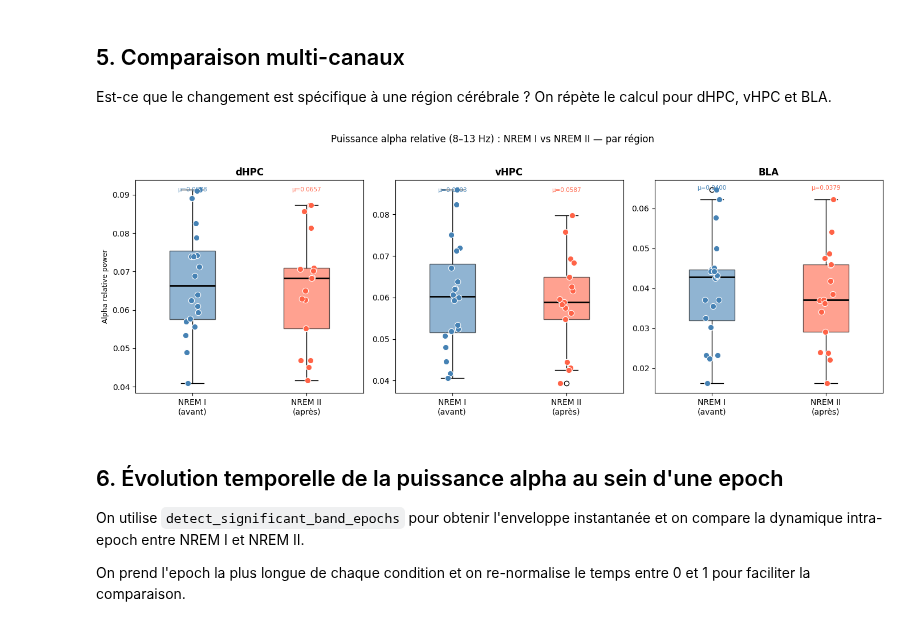
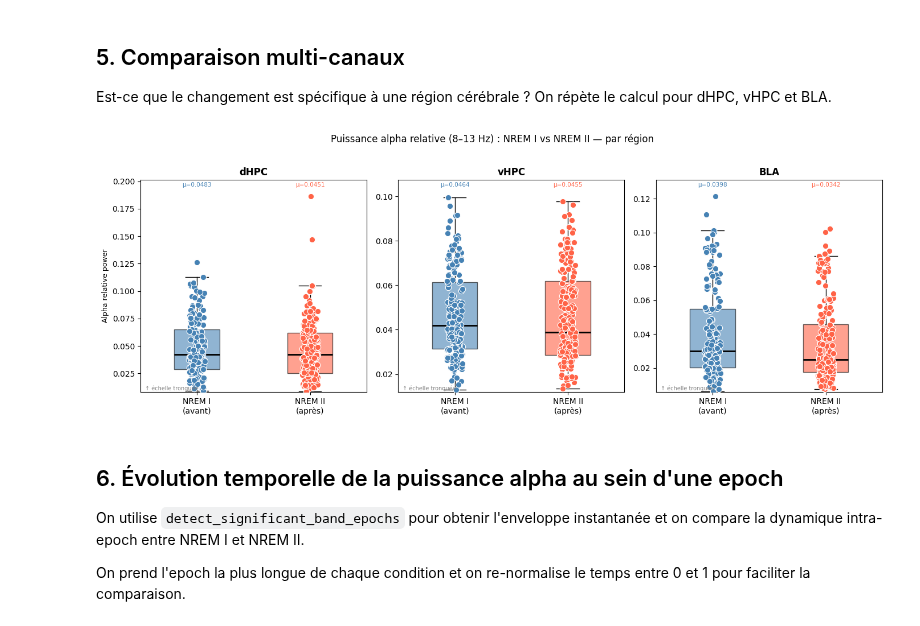
Before and after one commit to Gabbag2/health_hackathon, a Jupyter notebook: alpha_sleep_comparison.ipynb, the cells around one changed output. Saved outputs shown, nothing was run; the diff lists cells and outputs as text; code cells hidden in the pictures.

```diff
--- a/alpha_sleep_comparison.ipynb
+++ b/alpha_sleep_comparison.ipynb
@@ -28,7 +28,7 @@ FS = 1250  # Hz — sampling frequency
 # %% [markdown]
 ## 1. Chargement des données
 # %%
-df = pd.read_pickle("data\\lfp_epochs_with_spikes_by_region-av-2.pkl")
+df = pd.read_pickle("data/lfp_epochs_with_spikes_by_region-rw-2.pkl")
 
 print("Epoch labels disponibles :", sorted(df["epoch_label"].unique()))
 print()
@@ -410,57 +497,60 @@ plt.show()
 Est-ce que le changement est spécifique à une région cérébrale ?
 On répète le calcul pour dHPC, vHPC et BLA.
 # %%
-channels = ["dHPC_lfp", "vHPC_lfp", "bla_lfp"]
-channel_labels = ["dHPC", "vHPC", "BLA"]
+channels       = ["dHPC_lfp", "vHPC_lfp", "bla_lfp"]
+channel_labels = ["dHPC",     "vHPC",     "BLA"]
 
-results = {}  # {channel: {"pre": array, "post": array}}
-
+# Re-use psd_cache — no extra Welch calls
+results = {}
 for ch in channels:
-    f, psds_pre_ch  = epoch_psds(nrem1, channel=ch)
-    f, psds_post_ch = epoch_psds(nrem2, channel=ch)
     results[ch] = {
-        "pre":  np.array([band_relative_power(p, f, alpha_lo, alpha_hi) for p in psds_pre_ch]),
-        "post": np.array([band_relative_power(p, f, alpha_lo, alpha_hi) for p in psds_post_ch]),
+        "pre":  np.array([band_relative_power(p, freqs, alpha_lo, alpha_hi)
+                          for p in psd_cache[("NREM I",  ch)]]),
+        "post": np.array([band_relative_power(p, freqs, alpha_lo, alpha_hi)
+                          for p in psd_cache[("NREM II", ch)]]),
     }
 # %%
 fig, axes = plt.subplots(1, 3, figsize=(14, 5), sharey=False)
 
 for ax, ch, label in zip(axes, channels, channel_labels):
     pre  = results[ch]["pre"]
     post = results[ch]["post"]
 
     bp = ax.boxplot(
-        [pre, post],
-        patch_artist=True,
-        widths=0.4,
+        [pre[np.isfinite(pre)], post[np.isfinite(post)]],
+        patch_artist=True, widths=0.4,
         medianprops=dict(color="black", lw=2),
+        showfliers=False,
     )
     for patch, color in zip(bp["boxes"], ["steelblue", "tomato"]):
-        patch.set_facecolor(color)
-        patch.set_alpha(0.6)
+        patch.set_facecolor(color); patch.set_alpha(0.6)
 
     for i, (vals, color) in enumerate(zip([pre, post], ["steelblue", "tomato"]), start=1):
-        jitter = np.random.default_rng(42).uniform(-0.07, 0.07, size=len(vals))
-        ax.scatter(i + jitter, vals, color=color, zorder=3, s=55,
+        vals_ok = vals[np.isfinite(vals)]
+        jitter  = np.random.default_rng(42).uniform(-0.07, 0.07, size=len(vals_ok))
+        ax.scatter(i + jitter, vals_ok, color=color, zorder=3, s=55,
                    edgecolors="white", lw=0.8)
 
+    all_vals = np.concatenate([pre, post])
+    ax.set_ylim(np.nanmin(all_vals) * 0.92, np.nanmax(all_vals) * 1.08)
     ax.set_xticks([1, 2])
     ax.set_xticklabels(["NREM I\n(avant)", "NREM II\n(après)"], fontsize=10)
     ax.set_title(label, fontsize=12, fontweight="bold")
     ax.set_ylabel("Alpha relative power" if ch == channels[0] else "", fontsize=9)
+    ax.annotate("↑ échelle tronquée", xy=(0.02, 0.01), xycoords="axes fraction",
+                fontsize=7, color="grey")
 
-    # Annotate means
     for x_pos, vals, color in [(1, pre, "steelblue"), (2, post, "tomato")]:
-        ax.text(x_pos, ax.get_ylim()[1] * 0.98,
-                f"μ={vals.mean():.4f}",
+        ax.text(x_pos, ax.get_ylim()[1] * 0.99,
+                f"μ={np.nanmean(vals):.4f}",
                 ha="center", va="top", fontsize=7.5, color=color)
 
 plt.suptitle("Puissance alpha relative (8–13 Hz) : NREM I vs NREM II — par région",
              fontsize=12, y=1.02)
 plt.tight_layout()
 plt.show()
 # %% [output]
-[figure, old version]
+[figure, new version]
 # %% [markdown]
 ## 6. Évolution temporelle de la puissance alpha au sein d'une epoch
 
```
Also changed, not shown: parts of 11 cells of this notebook, 1 other file.
